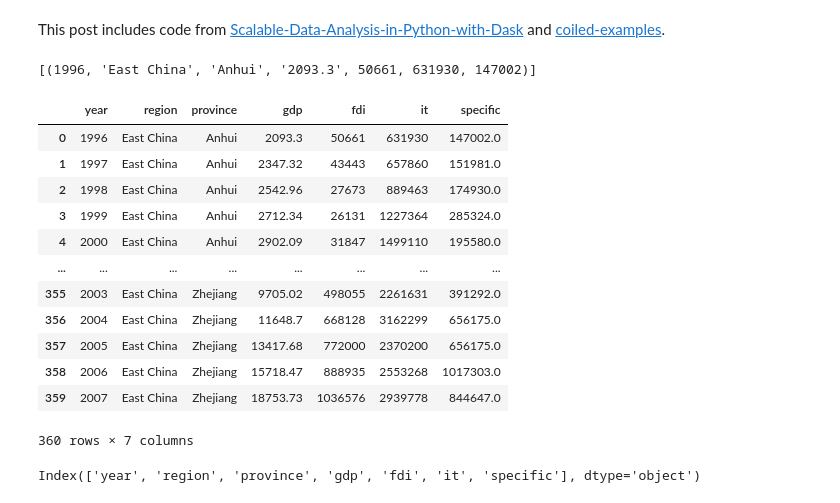
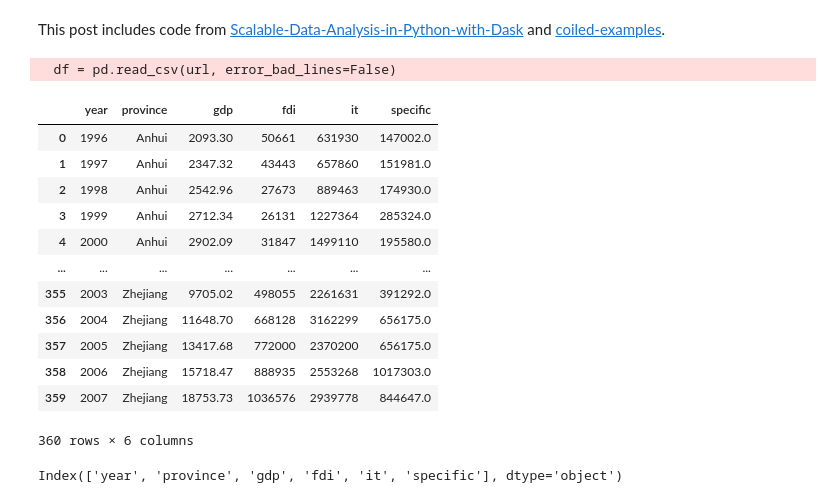
Before and after one commit to davidrkearney/Kearney_Data_Science, a Jupyter notebook: _notebooks/2020-10-11-dask-xgboost-fiscal-data.ipynb, the cells around one changed output. Drawn from its saved outputs; the diff is of its cells as text; code cells hidden in the pictures.

```diff
--- a/_notebooks/2020-10-11-dask-xgboost-fiscal-data.ipynb
+++ b/_notebooks/2020-10-11-dask-xgboost-fiscal-data.ipynb
@@ -17,5 +17,3 @@ metadata = db.MetaData()
 # %%
-engine.execute("SELECT * FROM fiscal_data LIMIT 1").fetchall()
+# engine.execute("SELECT * FROM fiscal_data LIMIT 1").fetchall()
-# %% [output]
-[(1996, 'East China', 'Anhui', '2093.3', 50661, 631930, 147002)]
 # %%
@@ -36,23 +34,30 @@ df = pd.read_sql(sql, cnxn)
-# %%
-df
-# %% [output]
-|  | year | region | province | gdp | fdi | it | specific |
-| 0 | 1996 | East China | Anhui | 2093.3 | 50661 | 631930 | 147002.0 |
-| 1 | 1997 | East China | Anhui | 2347.32 | 43443 | 657860 | 151981.0 |
-| 2 | 1998 | East China | Anhui | 2542.96 | 27673 | 889463 | 174930.0 |
-| 3 | 1999 | East China | Anhui | 2712.34 | 26131 | 1227364 | 285324.0 |
-| 4 | 2000 | East China | Anhui | 2902.09 | 31847 | 1499110 | 195580.0 |
-| ... | ... | ... | ... | ... | ... | ... | ... |
-| 355 | 2003 | East China | Zhejiang | 9705.02 | 498055 | 2261631 | 391292.0 |
-| 356 | 2004 | East China | Zhejiang | 11648.7 | 668128 | 3162299 | 656175.0 |
-| 357 | 2005 | East China | Zhejiang | 13417.68 | 772000 | 2370200 | 656175.0 |
-| 358 | 2006 | East China | Zhejiang | 15718.47 | 888935 | 2553268 | 1017303.0 |
-| 359 | 2007 | East China | Zhejiang | 18753.73 | 1036576 | 2939778 | 844647.0 |
-360 rows × 7 columns
+# %%
+import pandas as pd
+url = 'https://raw.githubusercontent.com/davidrkearney/Kearney_Data_Science/master/_notebooks/df_panel_fix.csv'
+df = pd.read_csv(url, error_bad_lines=False)
+df
+
+df = df[['year', 'province', 'gdp', 'fdi', 'it', 'specific']]
+df
+# %% [output]
+  df = pd.read_csv(url, error_bad_lines=False)
+|  | year | province | gdp | fdi | it | specific |
+| 0 | 1996 | Anhui | 2093.30 | 50661 | 631930 | 147002.0 |
+| 1 | 1997 | Anhui | 2347.32 | 43443 | 657860 | 151981.0 |
+| 2 | 1998 | Anhui | 2542.96 | 27673 | 889463 | 174930.0 |
+| 3 | 1999 | Anhui | 2712.34 | 26131 | 1227364 | 285324.0 |
+| 4 | 2000 | Anhui | 2902.09 | 31847 | 1499110 | 195580.0 |
+| ... | ... | ... | ... | ... | ... | ... |
+| 355 | 2003 | Zhejiang | 9705.02 | 498055 | 2261631 | 391292.0 |
+| 356 | 2004 | Zhejiang | 11648.70 | 668128 | 3162299 | 656175.0 |
+| 357 | 2005 | Zhejiang | 13417.68 | 772000 | 2370200 | 656175.0 |
+| 358 | 2006 | Zhejiang | 15718.47 | 888935 | 2553268 | 1017303.0 |
+| 359 | 2007 | Zhejiang | 18753.73 | 1036576 | 2939778 | 844647.0 |
+360 rows × 6 columns
 # %%
 df.columns
 # %% [output]
-Index(['year', 'region', 'province', 'gdp', 'fdi', 'it', 'specific'], dtype='object')
+Index(['year', 'province', 'gdp', 'fdi', 'it', 'specific'], dtype='object')
 # %%
 df.gdp.hist()
 # %% [output]
```
Also changed, not shown: parts of 20 cells of this notebook, 25 other files.
